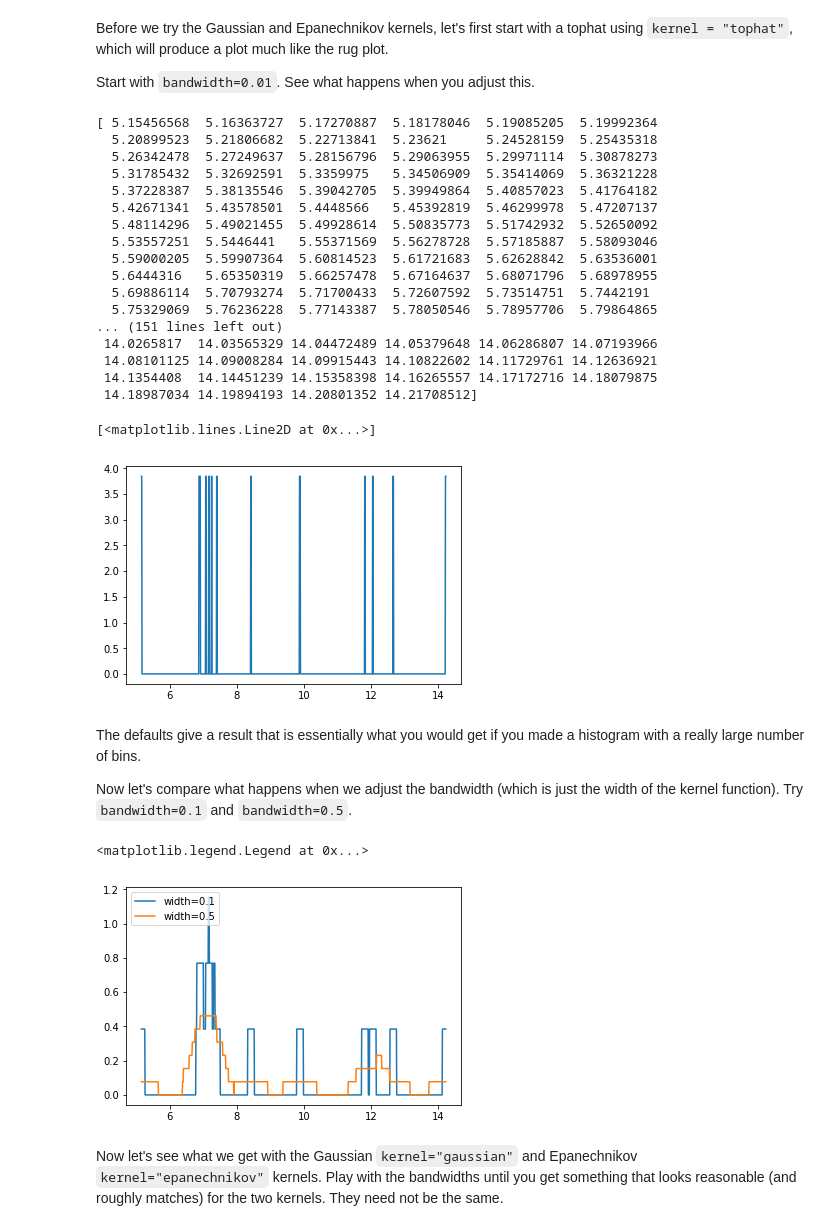
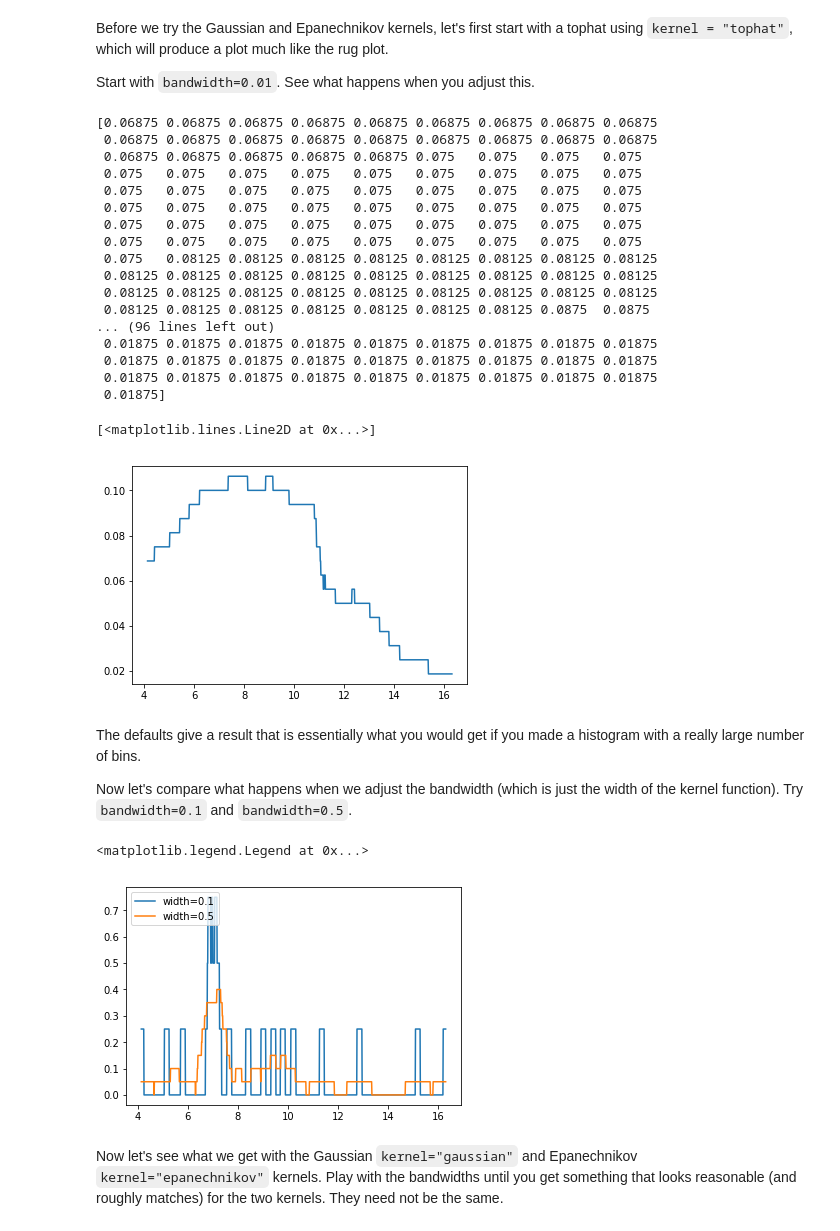
Before and after one commit to pranphy/PHYST580-F18, a Jupyter notebook: notebooks/HistogramExample.ipynb, the cells around one changed output. Drawn from its saved outputs; the diff is of its cells as text; code cells hidden in the pictures.

```diff
--- a/notebooks/HistogramExample.ipynb
+++ b/notebooks/HistogramExample.ipynb
@@ -21,7 +21,7 @@ Let's work through some examples to see what problems we encounter and how we mi
 # Execute this cell to generate a univariate data array, x
 # this is the same data used in Ivezic, Figure 6.5
 np.random.seed(0)
-N = 15
+N = 20
 mu_gamma_f = [(5, 1.0, 0.1),
               (7, 0.5, 0.5),
               (9, 0.1, 0.1),
@@ -31,6 +31,7 @@ true_pdf = lambda x: sum([f * stats.cauchy(mu, gamma).pdf(x)
                           for (mu, gamma, f) in mu_gamma_f])
 x = np.concatenate([stats.cauchy(mu, gamma).rvs(int(f * N))
                     for (mu, gamma, f) in mu_gamma_f])
+
 np.random.shuffle(x)
 x = x[x > -5]
 x = x[x < 25]
@@ -205,32 +224,30 @@ def kde_sklearn(data, bandwidth = 1.0, kernel="linear"):
 Before we try the Gaussian and Epanechnikov kernels, let's first start with a tophat using `kernel = "tophat"`, which will produce a plot much like the rug plot.
 
 Start with `bandwidth=0.01`.  See what happens when you adjust this.
-# %%
-print(xplot)
-# %% [output]
-[ 5.15456568  5.16363727  5.17270887  5.18178046  5.19085205  5.19992364
-  5.20899523  5.21806682  5.22713841  5.23621     5.24528159  5.25435318
-  5.26342478  5.27249637  5.28156796  5.29063955  5.29971114  5.30878273
-  5.31785432  5.32692591  5.3359975   5.34506909  5.35414069  5.36321228
-  5.37228387  5.38135546  5.39042705  5.39949864  5.40857023  5.41764182
-  5.42671341  5.43578501  5.4448566   5.45392819  5.46299978  5.47207137
-  5.48114296  5.49021455  5.49928614  5.50835773  5.51742932  5.52650092
-  5.53557251  5.5446441   5.55371569  5.56278728  5.57185887  5.58093046
-  5.59000205  5.59907364  5.60814523  5.61721683  5.62628842  5.63536001
-  5.6444316   5.65350319  5.66257478  5.67164637  5.68071796  5.68978955
-  5.69886114  5.70793274  5.71700433  5.72607592  5.73514751  5.7442191
-  5.75329069  5.76236228  5.77143387  5.78050546  5.78957706  5.79864865
-... (151 lines left out)
- 14.0265817  14.03565329 14.04472489 14.05379648 14.06286807 14.07193966
- 14.08101125 14.09008284 14.09915443 14.10822602 14.11729761 14.12636921
- 14.1354408  14.14451239 14.15358398 14.16265557 14.17172716 14.18079875
- 14.18987034 14.19894193 14.20801352 14.21708512]
 # %%
-PDFtophat = kde_sklearn(x,bandwidth=0.01,kernel='tophat') #Complete
+PDFtophat = kde_sklearn(x,bandwidth=4,kernel='tophat') #Complete
+print(PDFtophat)
 plt.plot(xplot,PDFtophat) #Complete
 # %% [output]
-[<matplotlib.lines.Line2D at 0x...>]
+[0.06875 0.06875 0.06875 0.06875 0.06875 0.06875 0.06875 0.06875 0.06875
+ 0.06875 0.06875 0.06875 0.06875 0.06875 0.06875 0.06875 0.06875 0.06875
+ 0.06875 0.06875 0.06875 0.06875 0.06875 0.075   0.075   0.075   0.075
+ 0.075   0.075   0.075   0.075   0.075   0.075   0.075   0.075   0.075
+ 0.075   0.075   0.075   0.075   0.075   0.075   0.075   0.075   0.075
+ 0.075   0.075   0.075   0.075   0.075   0.075   0.075   0.075   0.075
+ 0.075   0.075   0.075   0.075   0.075   0.075   0.075   0.075   0.075
+ 0.075   0.075   0.075   0.075   0.075   0.075   0.075   0.075   0.075
+ 0.075   0.08125 0.08125 0.08125 0.08125 0.08125 0.08125 0.08125 0.08125
+ 0.08125 0.08125 0.08125 0.08125 0.08125 0.08125 0.08125 0.08125 0.08125
+ 0.08125 0.08125 0.08125 0.08125 0.08125 0.08125 0.08125 0.08125 0.08125
+ 0.08125 0.08125 0.08125 0.08125 0.08125 0.08125 0.08125 0.0875  0.0875
+... (96 lines left out)
+ 0.01875 0.01875 0.01875 0.01875 0.01875 0.01875 0.01875 0.01875 0.01875
+ 0.01875 0.01875 0.01875 0.01875 0.01875 0.01875 0.01875 0.01875 0.01875
+ 0.01875 0.01875 0.01875 0.01875 0.01875 0.01875 0.01875 0.01875 0.01875
+ 0.01875]
+[<matplotlib.lines.Line2D at 0x...>]
-[figure, old version]
+[figure, new version]
 # %% [markdown]
 The defaults give a result that is essentially what you would get if you made a histogram with a really large number of bins.
 
@@ -248,7 +265,7 @@ plt.plot(xplot,PDFtophat1,label='width={}'.format(0.5)) #Complete
 plt.legend(loc="upper left")
 # %% [output]
 <matplotlib.legend.Legend at 0x...>
-[figure, old version]
+[figure, new version]
 # %% [markdown]
 Now let's see what we get with the Gaussian `kernel="gaussian"` and Epanechnikov `kernel="epanechnikov"` kernels.  Play with the bandwidths until you get something that looks reasonable (and roughly matches) for the two kernels.  They need not be the same.
 # %%
```
Also changed, not shown: parts of 16 cells of this notebook, 1 other file.
